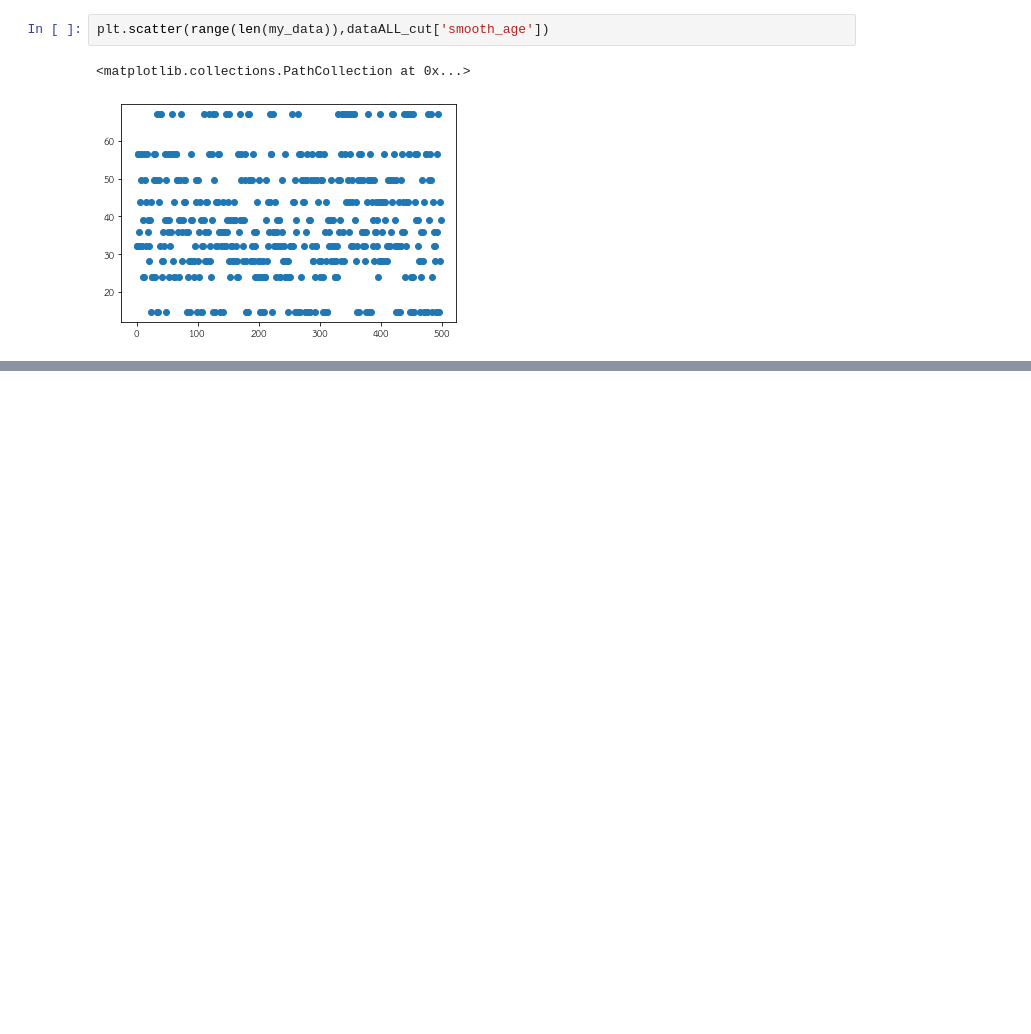
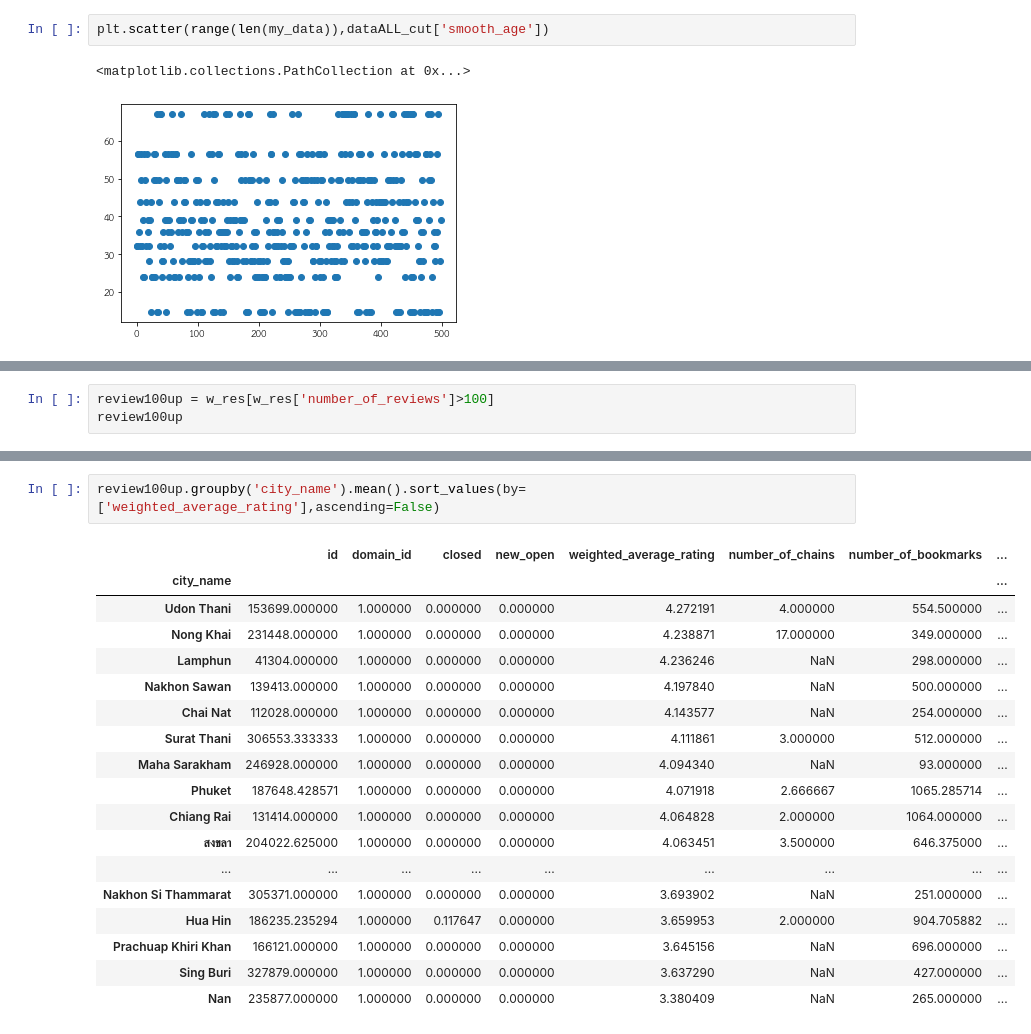
Before and after one commit to tohnperfect/DPDM2021, a Jupyter notebook: Data_Preprocessing_(Chapter_3).ipynb, the cells around one changed output, grey strips where cells are left out. Drawn from its saved outputs; the diff is of its cells as text; blank space fills up the shorter version.

```diff
--- a/Data_Preprocessing_(Chapter_3).ipynb
+++ b/Data_Preprocessing_(Chapter_3).ipynb
@@ -1673,0 +1955,3 @@ plt.scatter(range(len(my_data)),dataALL_cut['smooth_age'])
+# %%
+review100up = w_res[w_res['number_of_reviews']>100]
+review100up
@@ -1673,0 +1972,21 @@ plt.scatter(range(len(my_data)),dataALL_cut['smooth_age'])
+# %%
+review100up.groupby('city_name').mean().sort_values(by=['weighted_average_rating'],ascending=False)
+# %% [output]
+|  | id | domain_id | closed | new_open | weighted_average_rating | number_of_chains | number_of_bookmarks | ... |
+| city_name |  |  |  |  |  |  |  | ... |
+| Udon Thani | 153699.000000 | 1.000000 | 0.000000 | 0.000000 | 4.272191 | 4.000000 | 554.500000 | ... |
+| Nong Khai | 231448.000000 | 1.000000 | 0.000000 | 0.000000 | 4.238871 | 17.000000 | 349.000000 | ... |
+| Lamphun | 41304.000000 | 1.000000 | 0.000000 | 0.000000 | 4.236246 | NaN | 298.000000 | ... |
+| Nakhon Sawan | 139413.000000 | 1.000000 | 0.000000 | 0.000000 | 4.197840 | NaN | 500.000000 | ... |
+| Chai Nat | 112028.000000 | 1.000000 | 0.000000 | 0.000000 | 4.143577 | NaN | 254.000000 | ... |
+| Surat Thani | 306553.333333 | 1.000000 | 0.000000 | 0.000000 | 4.111861 | 3.000000 | 512.000000 | ... |
+| Maha Sarakham | 246928.000000 | 1.000000 | 0.000000 | 0.000000 | 4.094340 | NaN | 93.000000 | ... |
+| Phuket | 187648.428571 | 1.000000 | 0.000000 | 0.000000 | 4.071918 | 2.666667 | 1065.285714 | ... |
+| Chiang Rai | 131414.000000 | 1.000000 | 0.000000 | 0.000000 | 4.064828 | 2.000000 | 1064.000000 | ... |
+| สงขลา | 204022.625000 | 1.000000 | 0.000000 | 0.000000 | 4.063451 | 3.500000 | 646.375000 | ... |
+| ... | ... | ... | ... | ... | ... | ... | ... | ... |
+| Nakhon Si Thammarat | 305371.000000 | 1.000000 | 0.000000 | 0.000000 | 3.693902 | NaN | 251.000000 | ... |
+| Hua Hin | 186235.235294 | 1.000000 | 0.117647 | 0.000000 | 3.659953 | 2.000000 | 904.705882 | ... |
+| Prachuap Khiri Khan | 166121.000000 | 1.000000 | 0.000000 | 0.000000 | 3.645156 | NaN | 696.000000 | ... |
+| Sing Buri | 327879.000000 | 1.000000 | 0.000000 | 0.000000 | 3.637290 | NaN | 427.000000 | ... |
+| Nan | 235877.000000 | 1.000000 | 0.000000 | 0.000000 | 3.380409 | NaN | 265.000000 | ... |
```
Also changed, not shown: parts of 41 cells of this notebook.
